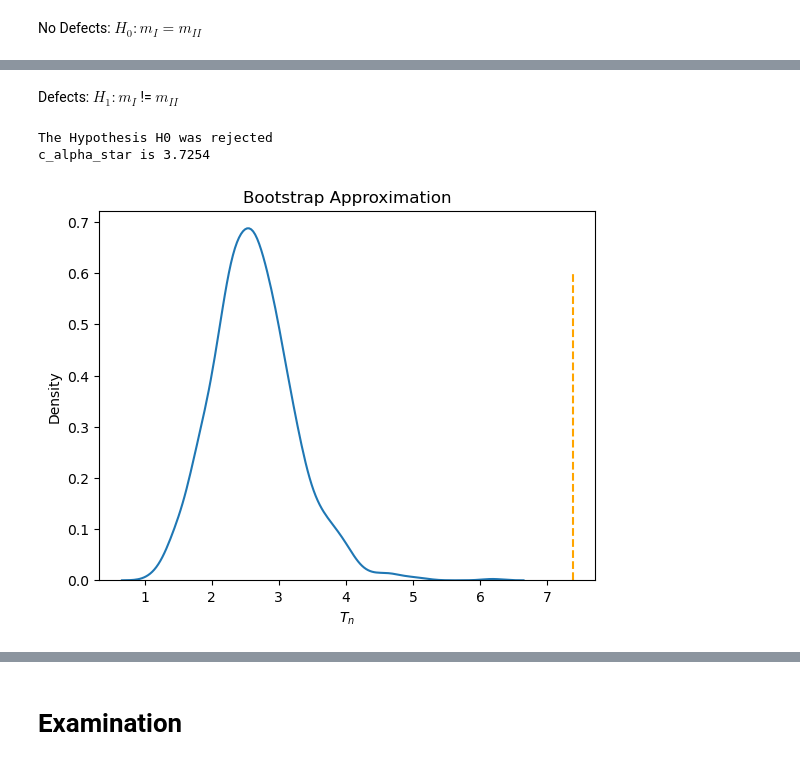
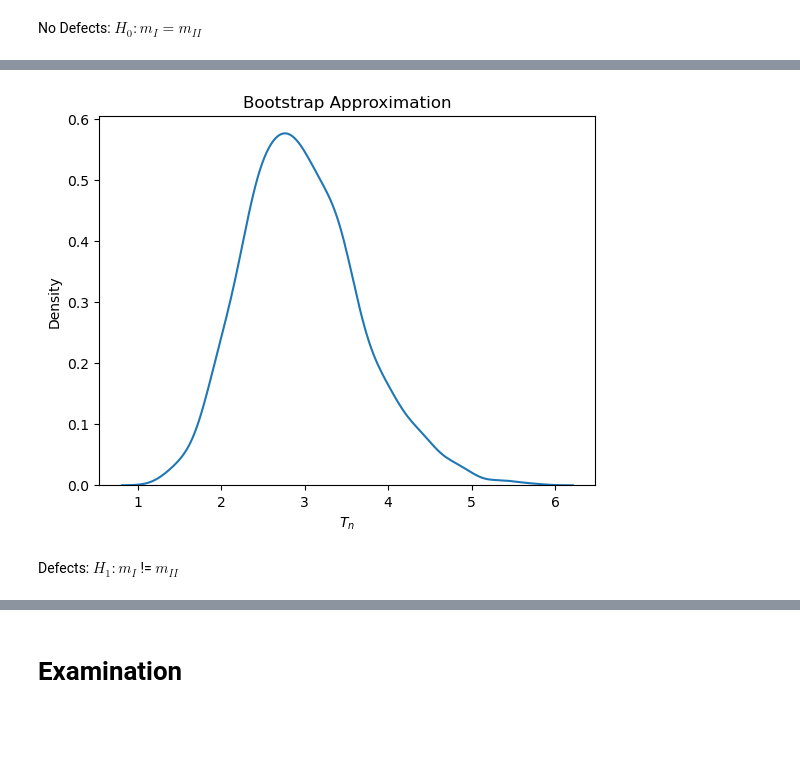
Before and after one commit to JonasEmrich/Wild-Bootstrap-Tests, a Jupyter notebook: wild_bootstrap.ipynb, the cells around one changed output, grey strips where cells are left out. Saved outputs shown, nothing was run; the diff lists cells and outputs as text; code cells hidden in the pictures; blank space fills up the shorter version.

```diff
--- a/wild_bootstrap.ipynb
+++ b/wild_bootstrap.ipynb
@@ -69,24 +33,14 @@ plt.show()
+# %%
+MC = MonteCarlo(kernel_function="bartlett_priestley_kernel")
+Tn_monte = MC.compute_Tn(h=.02, M=1000)
+
+# run & plot
+fig, ax = plt.subplots()
+sns.kdeplot(Tn_monte, ax=ax)
+ax.set_xlabel(r"$T_n$")
+ax.set_title("Bootstrap Approximation")
+plt.show()
+# %% [output]
+[figure, added]
 # %% [markdown]
 Defects: $H_1: m_I$ != $m_{II}$
-# %%
-# Generate observational data
-N = 500
-x = np.arange(N)/N
-m1 = np.sin(np.pi*2*x)
-m2 = np.sin(np.pi*2*x) + np.exp((-800)*np.power(x-0.5, 2))
-sigma = 0.7 - 1.4*np.square(x-0.5)
-y1, y2 = generate_synthetic_data(m1, m2, sigma)
-
-# perform wild bootstrap
-rejected_bool, c_alpha_star, Tn_star_H1, Tn_H1 = wild_bootstrap(y1, y2, bartlett_priestley_kernel, h=0.02, g=0.03, residual_function=get_wild_residual, B=1000, alpha=0.05)
-
-fig, ax = plt.subplots()
-ax = sns.kdeplot(Tn_star_H1, ax=ax, label="Bootstrap Distribution")
-ax.vlines(Tn_H1, ymin=0, ymax=.6, linestyles="dashed",colors="orange", label=r"$T_n$")
-ax.set_xlabel(r"$T_n$")
-ax.set_title("Bootstrap Approximation")
-plt.show()
-# %% [output]
-The Hypothesis H0 was rejected
-c_alpha_star is 3.7254
-[figure, removed]
```
Also changed, not shown: parts of 6 cells of this notebook, 2 other files.
